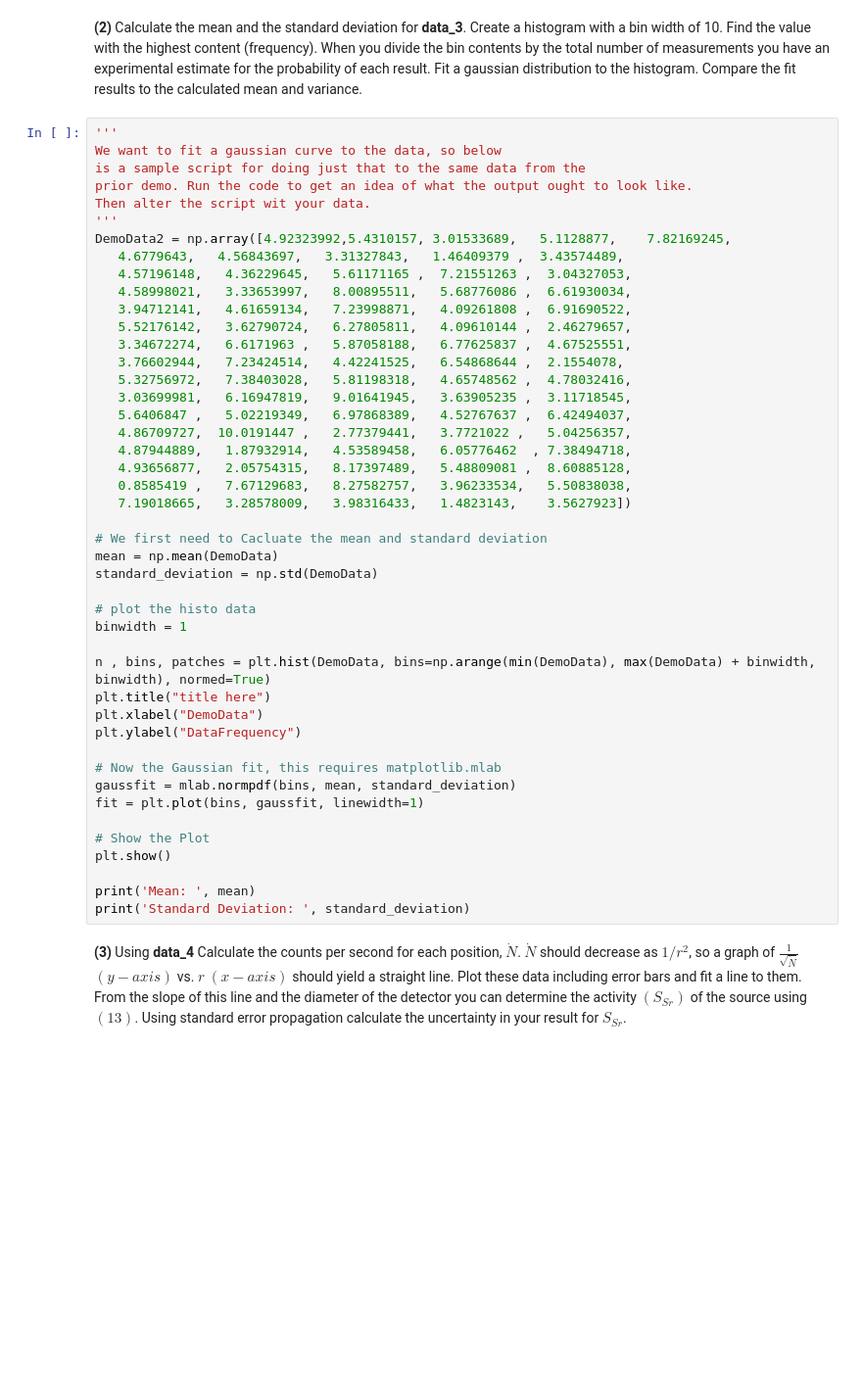
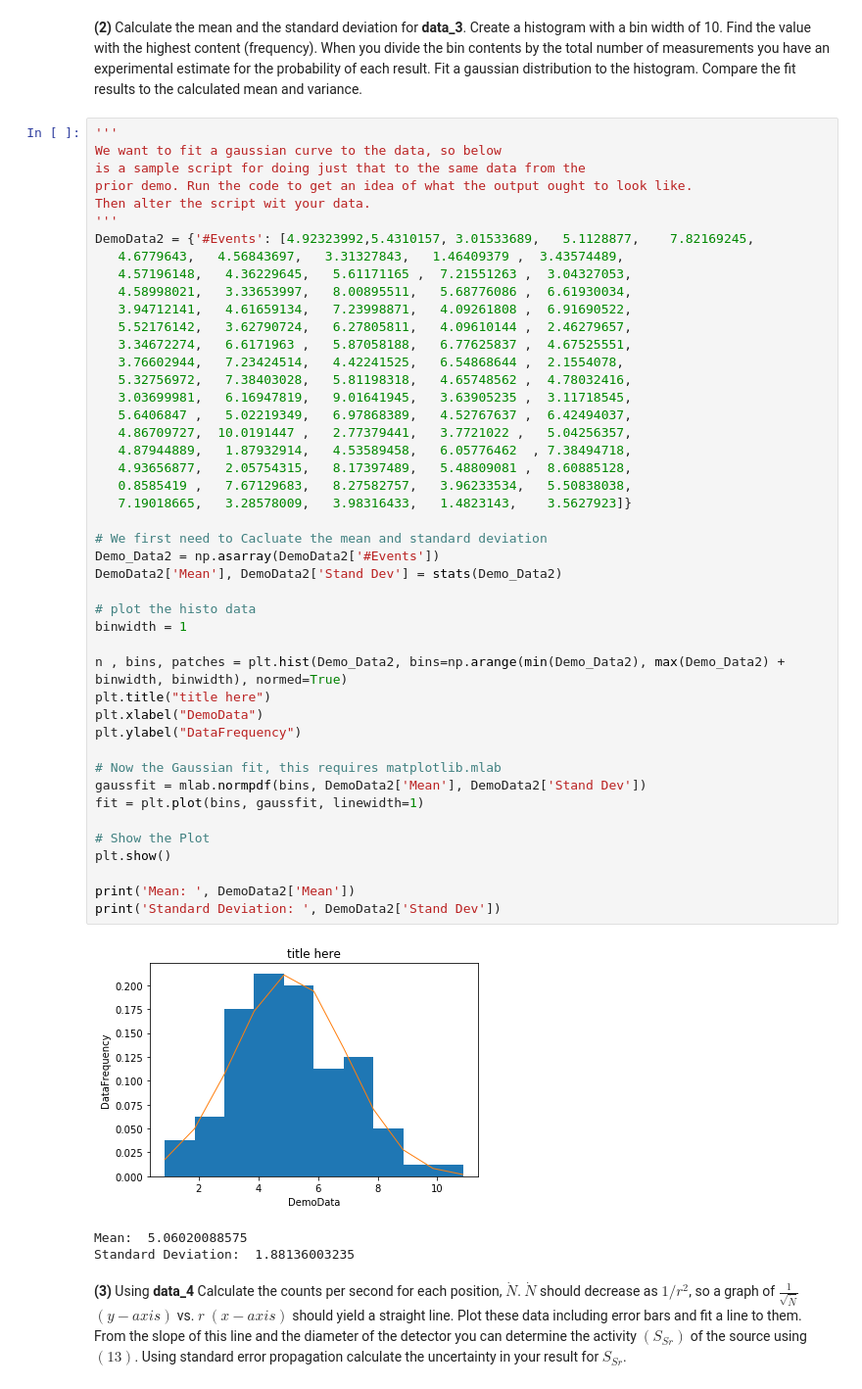
Before and after one commit to abel30567/PhysPy, a Jupyter notebook: Counting-Statistics/Counting Statistics.ipynb, the cells around one changed output. Shown at 98% size. Saved outputs shown, nothing was run; the diff lists cells and outputs as text; blank space fills up the shorter version.

Commit message:
Counting Stats Finished

```diff
--- a/Counting-Statistics/Counting Statistics.ipynb
+++ b/Counting-Statistics/Counting Statistics.ipynb
@@ -424,44 +437,48 @@ is a sample script for doing just that to the same data from the
 prior demo. Run the code to get an idea of what the output ought to look like.
 Then alter the script wit your data.
 '''
-DemoData2 = np.array([4.92323992,5.4310157, 3.01533689,   5.1128877,    7.82169245,
+DemoData2 = {'#Events': [4.92323992,5.4310157, 3.01533689,   5.1128877,    7.82169245,
    4.6779643,   4.56843697,   3.31327843,   1.46409379 ,  3.43574489,
    4.57196148,   4.36229645,   5.61171165 ,  7.21551263 ,  3.04327053,
    4.58998021,   3.33653997,   8.00895511,   5.68776086 ,  6.61930034,
    3.94712141,   4.61659134,   7.23998871,   4.09261808 ,  6.91690522,
    5.52176142,   3.62790724,   6.27805811,   4.09610144 ,  2.46279657,
    3.34672274,   6.6171963 ,   5.87058188,   6.77625837 ,  4.67525551,
    3.76602944,   7.23424514,   4.42241525,   6.54868644 ,  2.1554078,
    5.32756972,   7.38403028,   5.81198318,   4.65748562 ,  4.78032416,
    3.03699981,   6.16947819,   9.01641945,   3.63905235 ,  3.11718545,
    5.6406847 ,   5.02219349,   6.97868389,   4.52767637 ,  6.42494037,
    4.86709727,  10.0191447 ,   2.77379441,   3.7721022 ,   5.04256357,
    4.87944889,   1.87932914,   4.53589458,   6.05776462  , 7.38494718,
    4.93656877,   2.05754315,   8.17397489,   5.48809081 ,  8.60885128,
    0.8585419 ,   7.67129683,   8.27582757,   3.96233534,   5.50838038,
-   7.19018665,   3.28578009,   3.98316433,   1.4823143,    3.5627923])
+   7.19018665,   3.28578009,   3.98316433,   1.4823143,    3.5627923]}
 
 # We first need to Cacluate the mean and standard deviation
-mean = np.mean(DemoData)
-standard_deviation = np.std(DemoData)
+Demo_Data2 = np.asarray(DemoData2['#Events'])
+DemoData2['Mean'], DemoData2['Stand Dev'] = stats(Demo_Data2)
 
 # plot the histo data
 binwidth = 1
 
-n , bins, patches = plt.hist(DemoData, bins=np.arange(min(DemoData), max(DemoData) + binwidth, binwidth), normed=True)
+n , bins, patches = plt.hist(Demo_Data2, bins=np.arange(min(Demo_Data2), max(Demo_Data2) + binwidth, binwidth), normed=True)
 plt.title("title here")
 plt.xlabel("DemoData")
 plt.ylabel("DataFrequency")
 
 # Now the Gaussian fit, this requires matplotlib.mlab
-gaussfit = mlab.normpdf(bins, mean, standard_deviation)
+gaussfit = mlab.normpdf(bins, DemoData2['Mean'], DemoData2['Stand Dev'])
 fit = plt.plot(bins, gaussfit, linewidth=1)
 
 # Show the Plot
 plt.show()
 
-print('Mean: ', mean)
-print('Standard Deviation: ', standard_deviation)
+print('Mean: ', DemoData2['Mean'])
+print('Standard Deviation: ', DemoData2['Stand Dev'])
+# %% [output]
+[figure, added]
+Mean:  5.06020088575
+Standard Deviation:  1.88136003235
 # %% [markdown]
 <p>
     <b>(3)</b> Using <b>data_4</b> Calculate the counts per second for each position, $\dot{N}$. $\dot{N}$ should decrease as
```
Also changed, not shown: parts of 13 cells of this notebook.
